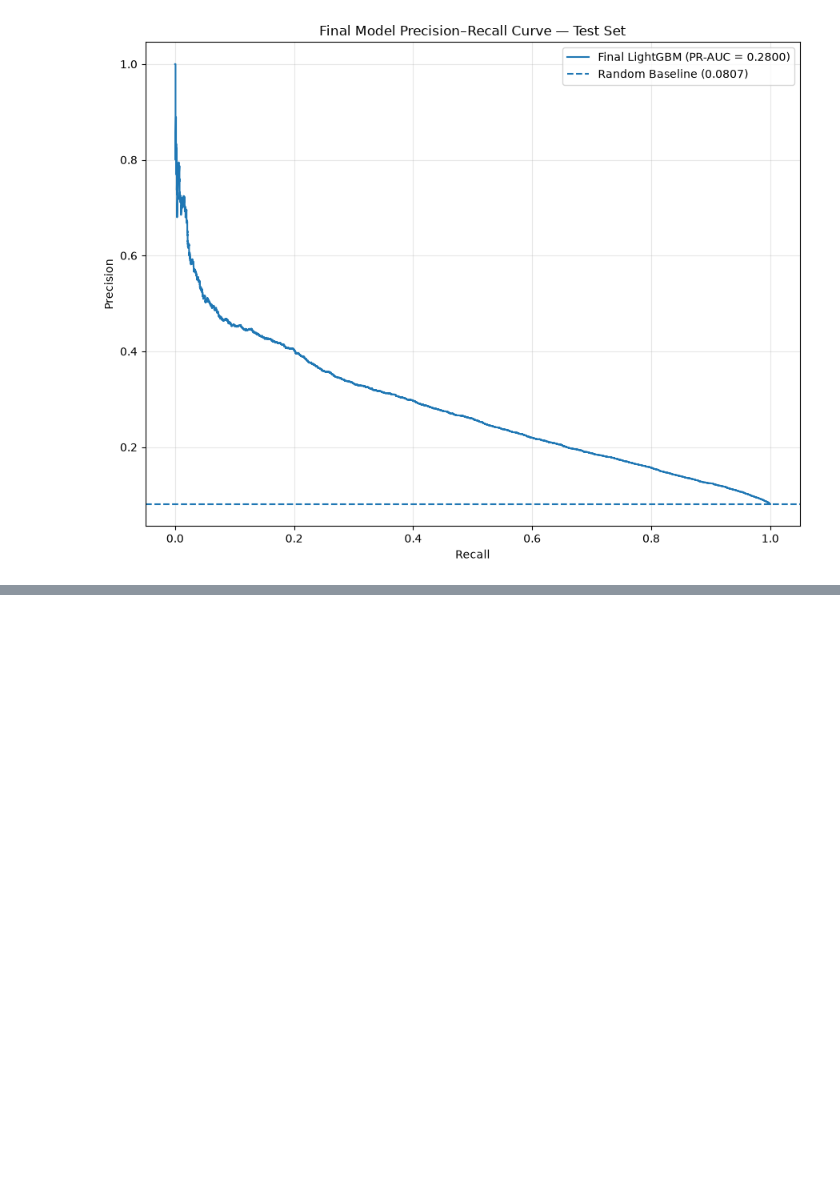
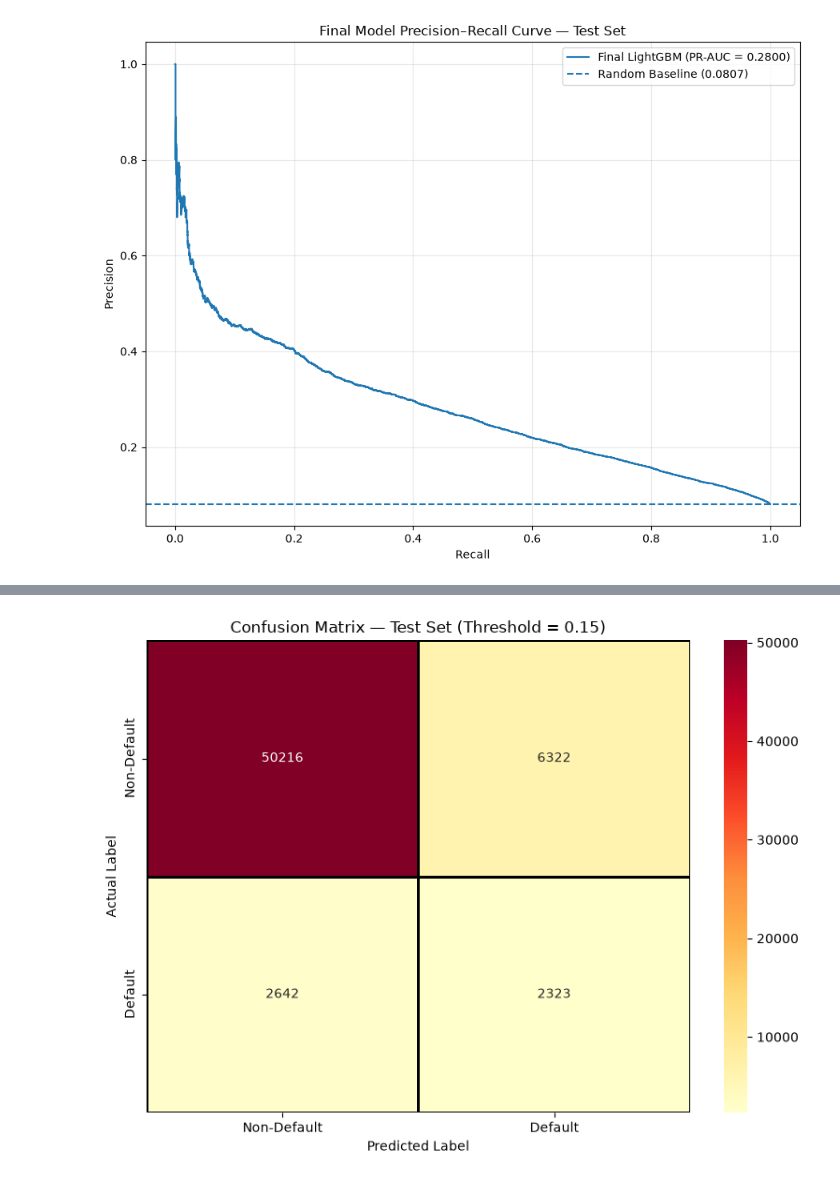
Before and after one commit to arnavanand2005/AI---Finance-Research-Project, a Jupyter notebook: notebooks/05_Model_Evaluation.ipynb, the cells around one changed output, grey strips where cells are left out. Cells and saved outputs as stored; diff of their text form; code cells hidden in the pictures; blank space fills up the shorter version.

```diff
--- a/notebooks/05_Model_Evaluation.ipynb
+++ b/notebooks/05_Model_Evaluation.ipynb
@@ -243,0 +491,28 @@ plt.show()
+# %%
+from sklearn.metrics import confusion_matrix
+import seaborn as sns
+import matplotlib.pyplot as plt
+
+cm = confusion_matrix(y_test, y_test_pred)
+
+plt.figure(figsize=(8, 6))
+
+sns.heatmap(
+    cm,
+    annot=True,
+    fmt="d",
+    cmap="YlOrRd",
+    linewidths=1,
+    linecolor="black",
+    xticklabels=["Non-Default", "Default"],
+    yticklabels=["Non-Default", "Default"]
+)
+
+plt.xlabel("Predicted Label")
+plt.ylabel("Actual Label")
+plt.title(f"Confusion Matrix — Test Set (Threshold = {final_threshold:.2f})")
+
+plt.tight_layout()
+plt.show()
+# %% [output]
+[figure, added]
```
Also changed, not shown: parts of 8 cells of this notebook, 5 other files.
